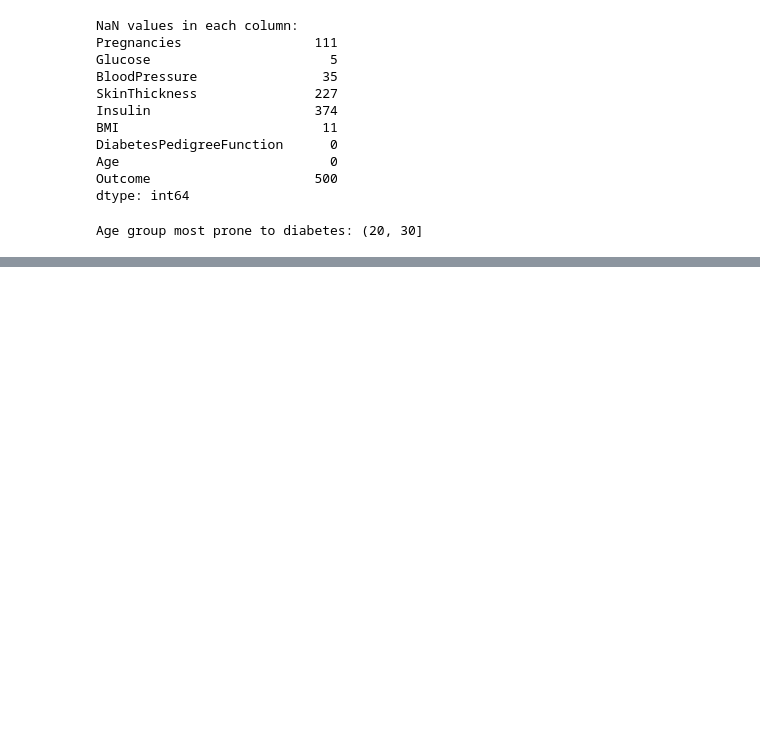
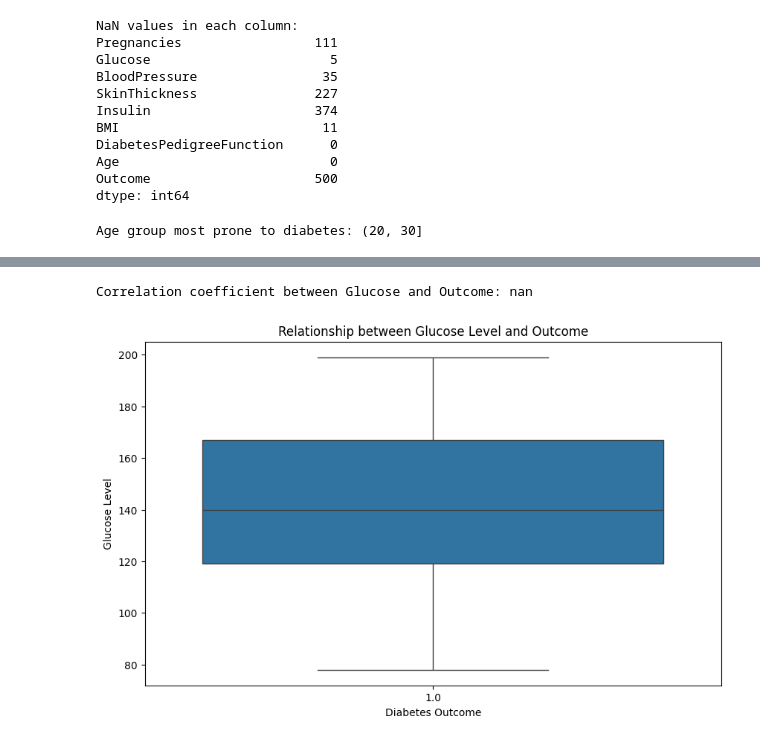
Before and after one commit to qurat-shakeel/Data-Analysis, a Jupyter notebook: Diabetes_dataset.ipynb, the cells around one changed output, grey strips where cells are left out. Cells and saved outputs as stored; diff of their text form; code cells hidden in the pictures; blank space fills up the shorter version.

```diff
--- a/Diabetes_dataset.ipynb
+++ b/Diabetes_dataset.ipynb
@@ -165,0 +180,17 @@ Age group most prone to diabetes: (20, 30]
+# %%
+
+# Correlation Analysis
+correlation = df['Glucose'].corr(df['Outcome'])
+print("Correlation coefficient between Glucose and Outcome:", correlation)
+You can perform logistic regression to model the relationship between Glucose and Outcome using libraries like scikit-learn.
+
+# Visualization
+plt.figure(figsize=(10, 6))
+sns.boxplot(x='Outcome', y='Glucose', data=df)
+plt.xlabel('Diabetes Outcome')
+plt.ylabel('Glucose Level')
+plt.title('Relationship between Glucose Level and Outcome')
+plt.show()
+# %% [output]
+Correlation coefficient between Glucose and Outcome: nan
+[figure, added]
```
Also changed, not shown: parts of 10 cells of this notebook, 1 other file.
